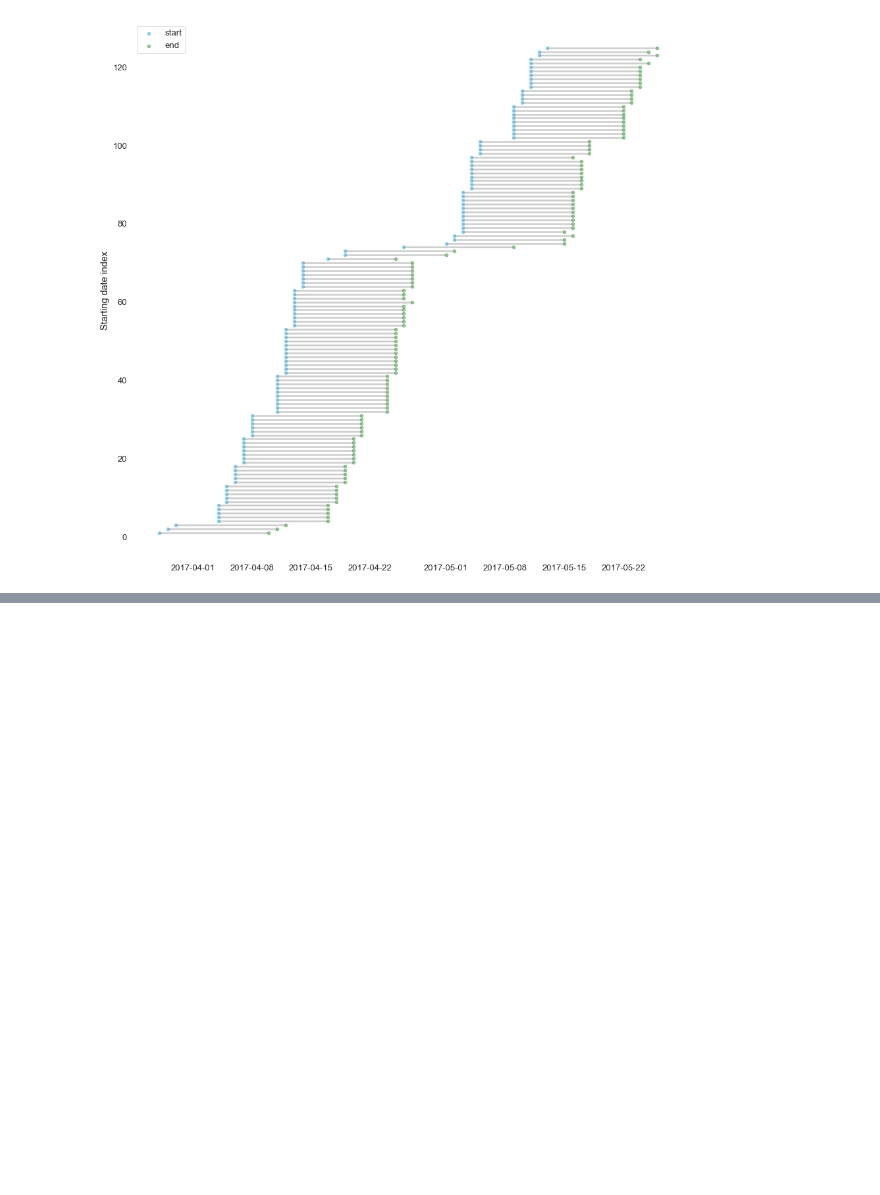
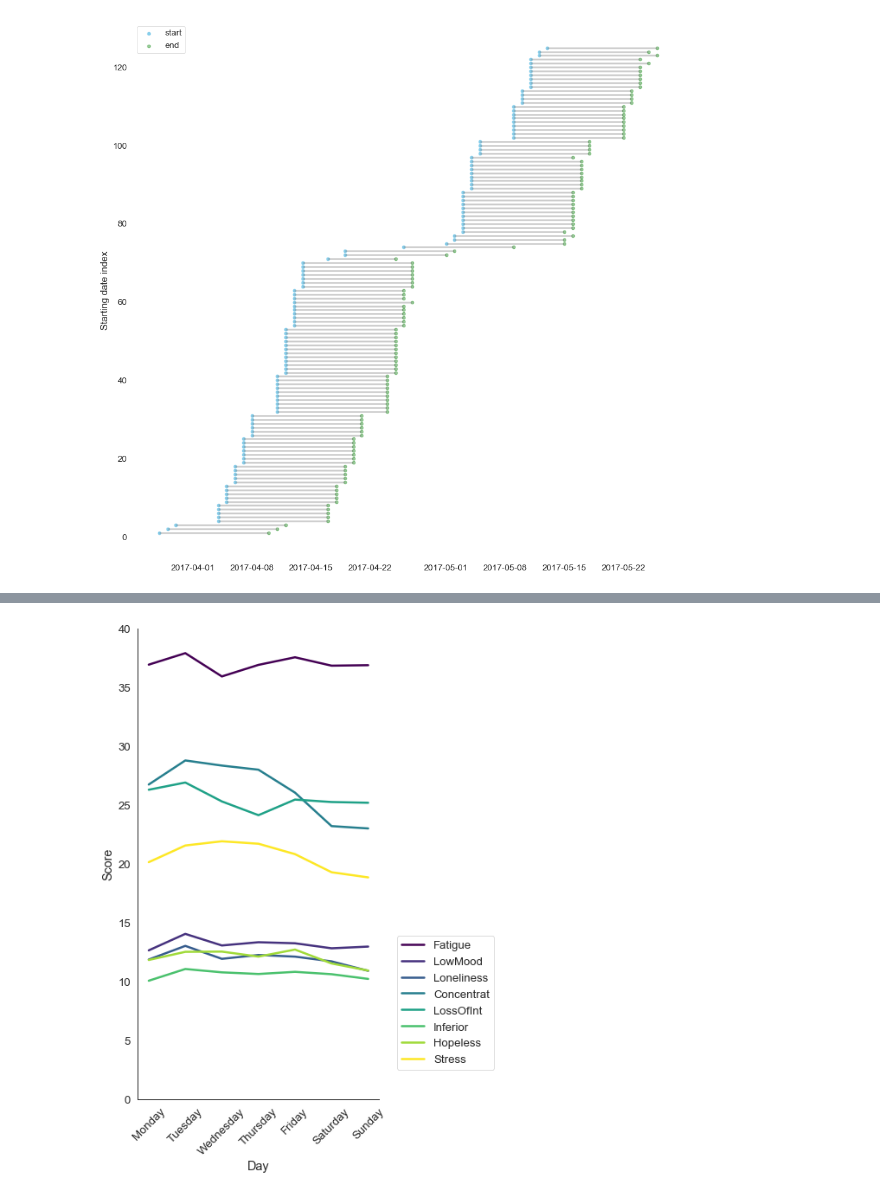
Before and after one commit to serNAVARRO7/AISaturdays-depresion-rrss, a Jupyter notebook: scripts/EDA-depresion-rrss.ipynb, the cells around one changed output, grey strips where cells are left out. Cells and saved outputs as stored; diff of their text form; code cells hidden in the pictures; blank space fills up the shorter version.

Commit message:
Add new plot to show variation of ESM questionnaire variables across time

```diff
--- a/scripts/EDA-depresion-rrss.ipynb
+++ b/scripts/EDA-depresion-rrss.ipynb
@@ -303,0 +306,16 @@ plt.savefig('../figures/exp_duration-ord-lollipop.png')
+# %%
+fields = ['Fatigue', 'LowMood', 'Loneliness', 'Concentrat', 'LossOfInt', 'Inferior', 'Hopeless', 'Stress', 'PSMU', 'News', 'ASMU']
+df_test = pd.DataFrame(columns=fields)
+index = 0
+
+test_df = pd.DataFrame()
+for day in data.Day.unique():
+    for field in fields:
+        df_test.insert(index, field, data.groupby(["Day"])[field].mean(), True)
+        index += 1
+
+dailyMeans = df_test.iloc[:,:11]
+# %%
+day_order = ["Monday", "Tuesday", "Wednesday", "Thursday", "Friday", "Saturday", "Sunday"]
+dailyMeans = dailyMeans.loc[day_order]
+display(dailyMeans)
@@ -303,0 +332,11 @@ plt.savefig('../figures/exp_duration-ord-lollipop.png')
+# %%
+ax = dailyMeans.iloc[:,:-3].plot(kind="line", legend=True, cmap='viridis', figsize = (5,10))
+ax.legend(loc=4, bbox_to_anchor=(1.5, .05))
+ax.set_ylim([0,40])
+ax.set_ylabel("Score")
+plt.xticks(rotation=45)
+
+sns.despine()
+plt.savefig('../figures/ESM_quest-var-line.png')
+# %% [output]
+[figure, added]
```
Also changed, not shown: parts of 6 cells of this notebook, 3 other files.
